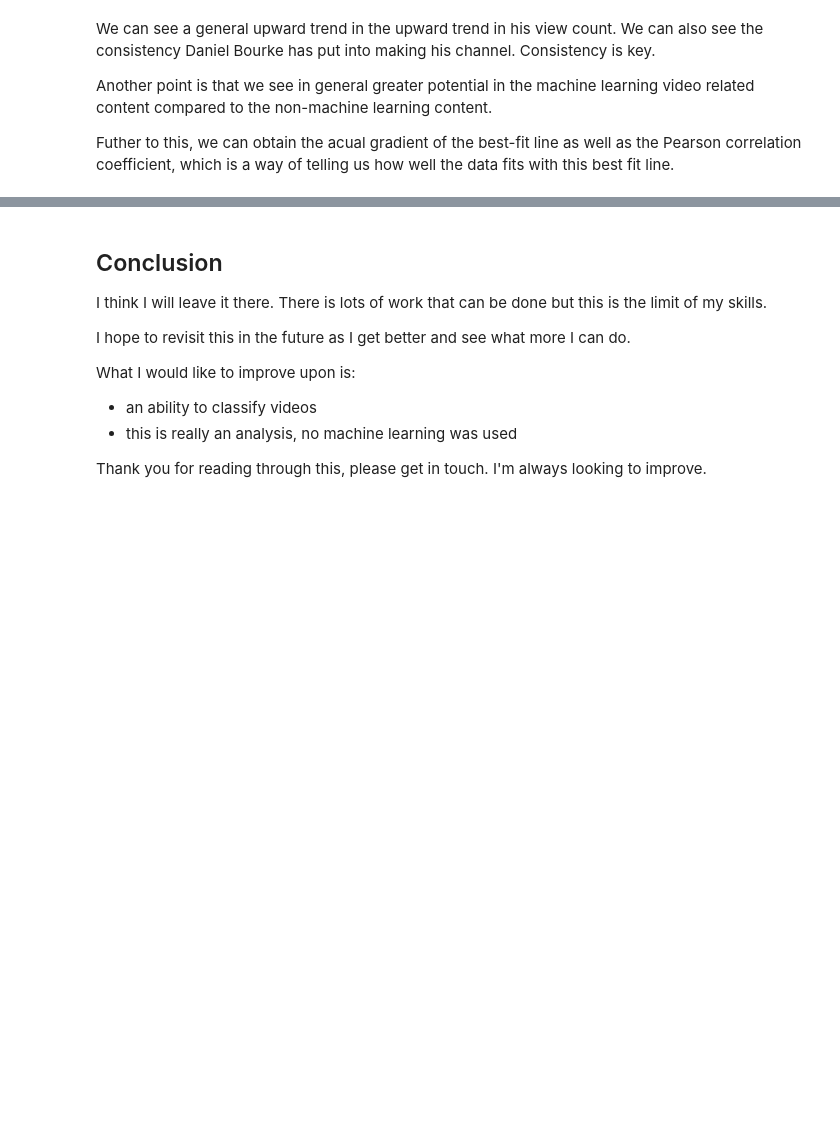
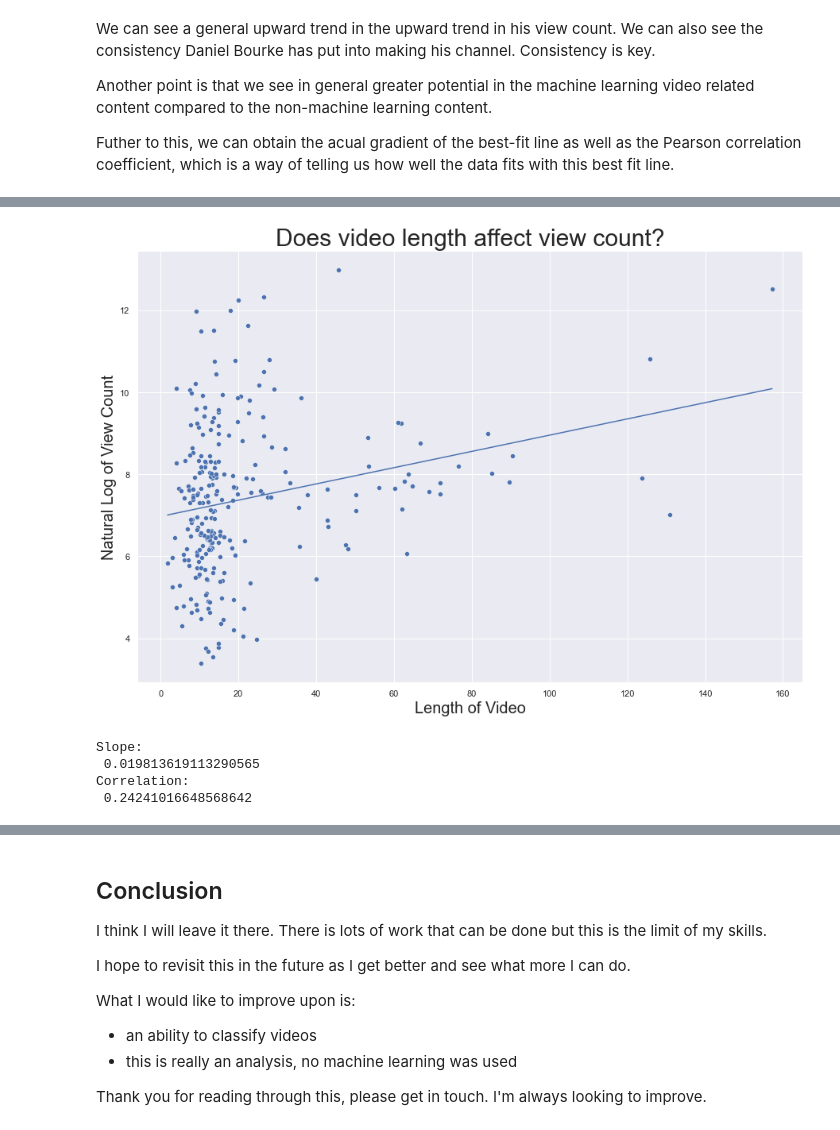
Before and after one commit to shivan-s/MrBourkeYoutubeStats, a Jupyter notebook: MrBourkeYoutubeStats.ipynb, the cells around one changed output, grey strips where cells are left out. Cells and saved outputs as stored; diff of their text form; code cells hidden in the pictures; blank space fills up the shorter version.

```diff
--- a/MrBourkeYoutubeStats.ipynb
+++ b/MrBourkeYoutubeStats.ipynb
@@ -551,0 +560,30 @@ Non-ML video correlation coefficient:   0.4928837755161405
+# %%
+df1.dtypes
+
+df1['contentDetails.duration_REFORMATED_FLOAT'] = df1['contentDetails.duration_REFORMATED'].apply(lambda x: (x.seconds/60))
+df1['statistics.viewCount_LOG_REG_DURA'] = perform_reg(df1['contentDetails.duration_REFORMATED_FLOAT'], df1['statistics.viewCount_LOG'])
+
+plt.figure(figsize=(15,10))
+sns.set(style='darkgrid')
+
+ax = sns.scatterplot(data=df1,x='contentDetails.duration_REFORMATED_FLOAT', y='statistics.viewCount_LOG')
+ax = sns.lineplot(data=df1,x='contentDetails.duration_REFORMATED_FLOAT', y='statistics.viewCount_LOG_REG_DURA')
+
+ax.set_title("Does video length affect view count?", fontsize=30)
+ax.set_xlabel('Length of Video', fontsize=20)
+ax.set_ylabel('Natural Log of View Count', fontsize=20)
+
+plt.show()
+# %% [output]
+[figure, added]
+# %%
+resultsDura = scipy.stats.linregress(df1['contentDetails.duration_REFORMATED_FLOAT'], df1['statistics.viewCount_LOG'])
+dura_r = scipy.stats.pearsonr(df1['contentDetails.duration_REFORMATED_FLOAT'], df1['statistics.viewCount_LOG'])[0]
+
+print('Slope:\n', str(resultsDura.slope))
+print('Correlation:\n', dura_r)
+# %% [output]
+Slope:
+ 0.019813619113290565
+Correlation:
+ 0.24241016648568642
```
Also changed, not shown: parts of 18 cells of this notebook.
